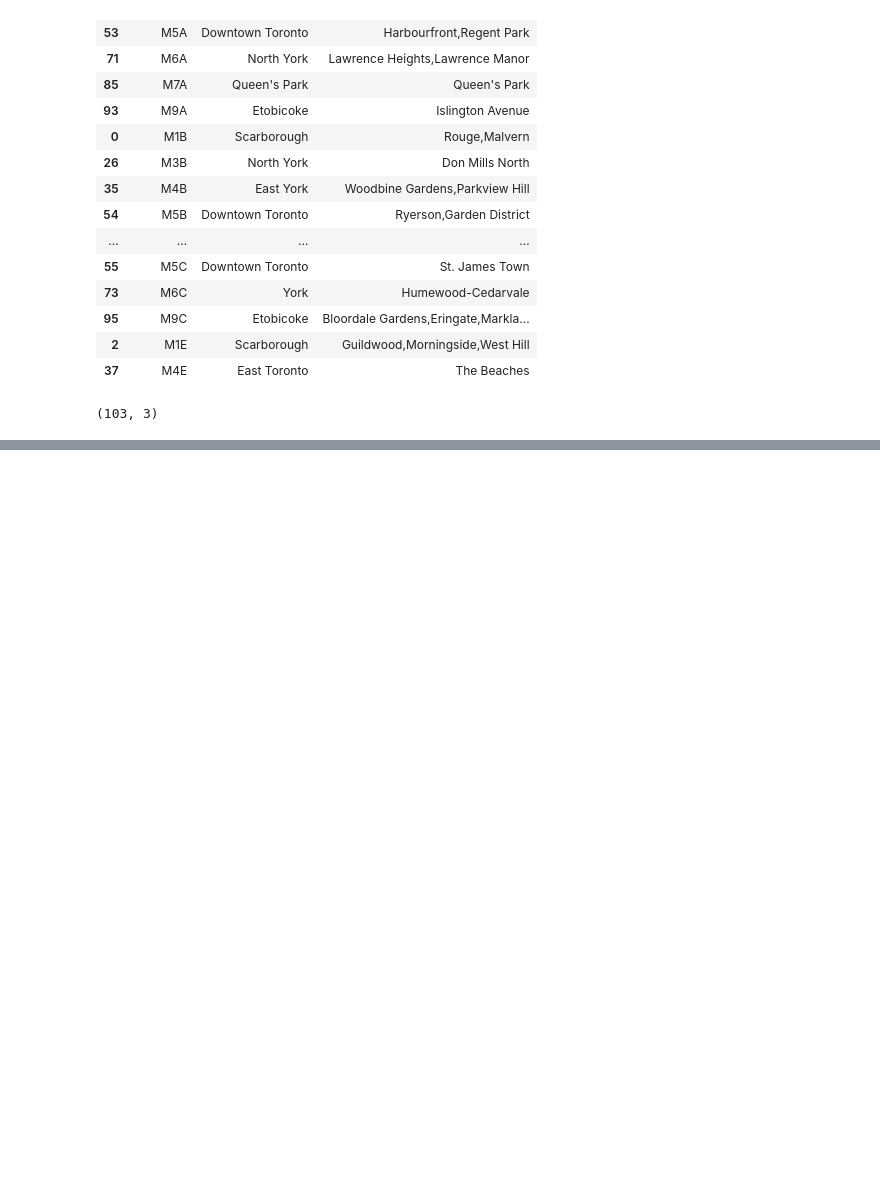
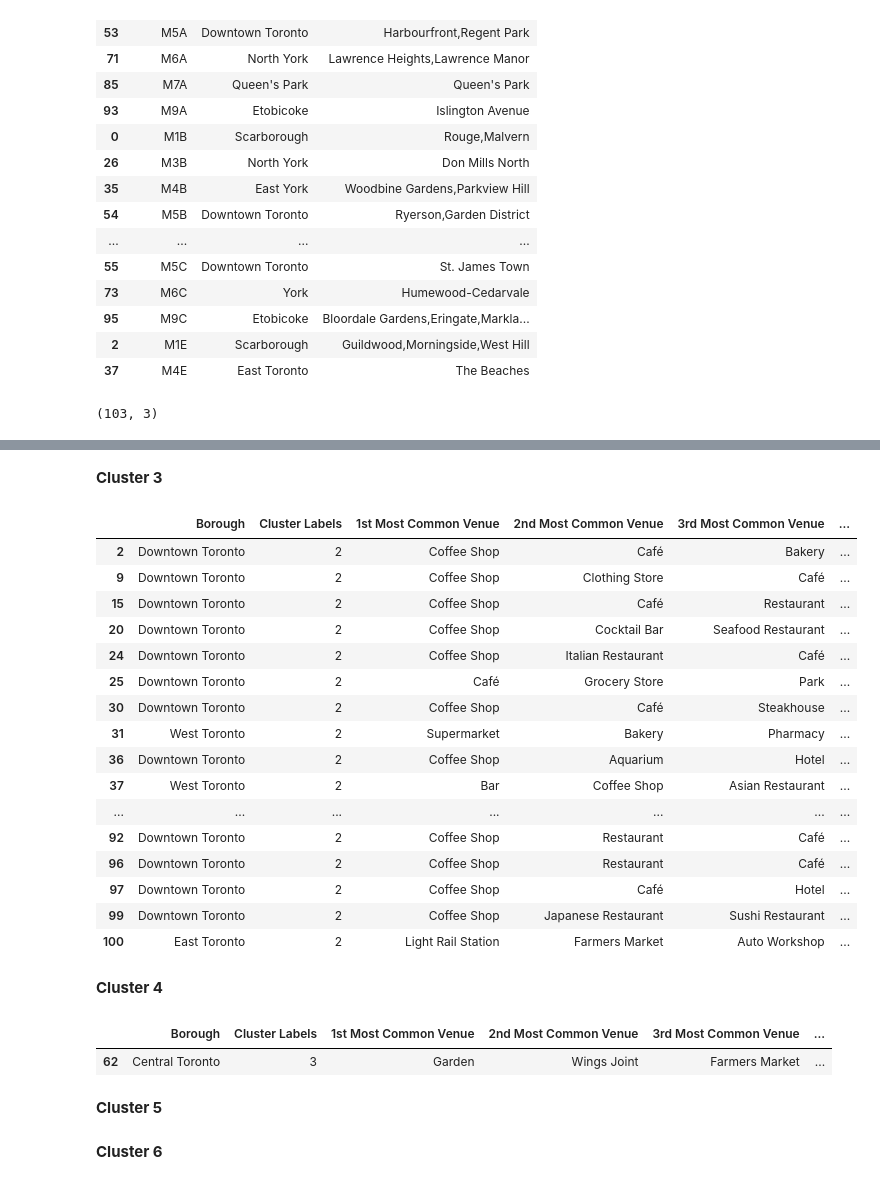
Before and after one commit to Gurubux/Coursera_Capstone, a Jupyter notebook: W3_Segmenting_ClusteringNeighborhoods_Toronto.ipynb, the cells around one changed output, grey strips where cells are left out. Drawn from its saved outputs; the diff is of its cells as text; code cells hidden in the pictures; blank space fills up the shorter version.

```diff
--- a/W3_Segmenting_ClusteringNeighborhoods_Toronto.ipynb
+++ b/W3_Segmenting_ClusteringNeighborhoods_Toronto.ipynb
@@ -127,0 +550,21 @@ df.shape
+# %%
+num_top_venues = 10
+
+indicators = ['st', 'nd', 'rd']
+
+# create columns according to number of top venues
+columns = ['Neighborhood']
+for ind in np.arange(num_top_venues):
+    try:
+        columns.append('{}{} Most Common Venue'.format(ind+1, indicators[ind]))
+    except:
+        columns.append('{}th Most Common Venue'.format(ind+1))
+
+# create a new dataframe
+neighborhoods_venues_sorted = pd.DataFrame(columns=columns)
+neighborhoods_venues_sorted['Neighborhood'] = M5J_grouped['Neighborhood']
+
+for ind in np.arange(M5J_grouped.shape[0]):
+    neighborhoods_venues_sorted.iloc[ind, 1:] = return_most_common_venues(M5J_grouped.iloc[ind, :], num_top_venues)
+
+neighborhoods_venues_sorted.head()
@@ -127,0 +580,12 @@ df.shape
+# %%
+from sklearn.cluster import KMeans
+# set number of clusters
+kclusters = 4
+
+M5J_grouped_clustering = M5J_grouped.drop('Neighborhood', 1)
+
+# run k-means clustering
+kmeans = KMeans(n_clusters=kclusters, random_state=0).fit(M5J_grouped_clustering)
+
+# check cluster labels generated for each row in the dataframe
+kmeans.labels_[0:10]
@@ -127,0 +594,10 @@ df.shape
+# %%
+# add clustering labels
+neighborhoods_venues_sorted.insert(0, 'Cluster Labels', kmeans.labels_)
+
+M5J_merged = df_1
+# %%
+# merge toronto_grouped with toronto_data to add latitude/longitude for each neighborhood
+M5J_merged = M5J_merged.join(neighborhoods_venues_sorted.set_index('Neighborhood'), on='Neighbourhood')
+
+M5J_merged.head() # check the last columns!
@@ -127,0 +658,31 @@ df.shape
+# %% [markdown]
+**Cluster 3**
+# %%
+M5J_merged.loc[M5J_merged['Cluster Labels'] == 2, M5J_merged.columns[[1] + list(range(5, M5J_merged.shape[1]))]]
+# %% [output]
+|  | Borough | Cluster Labels | 1st Most Common Venue | 2nd Most Common Venue | 3rd Most Common Venue | ... |
+| 2 | Downtown Toronto | 2 | Coffee Shop | Café | Bakery | ... |
+| 9 | Downtown Toronto | 2 | Coffee Shop | Clothing Store | Café | ... |
+| 15 | Downtown Toronto | 2 | Coffee Shop | Café | Restaurant | ... |
+| 20 | Downtown Toronto | 2 | Coffee Shop | Cocktail Bar | Seafood Restaurant | ... |
+| 24 | Downtown Toronto | 2 | Coffee Shop | Italian Restaurant | Café | ... |
+| 25 | Downtown Toronto | 2 | Café | Grocery Store | Park | ... |
+| 30 | Downtown Toronto | 2 | Coffee Shop | Café | Steakhouse | ... |
+| 31 | West Toronto | 2 | Supermarket | Bakery | Pharmacy | ... |
+| 36 | Downtown Toronto | 2 | Coffee Shop | Aquarium | Hotel | ... |
+| 37 | West Toronto | 2 | Bar | Coffee Shop | Asian Restaurant | ... |
+| ... | ... | ... | ... | ... | ... | ... |
+| 92 | Downtown Toronto | 2 | Coffee Shop | Restaurant | Café | ... |
+| 96 | Downtown Toronto | 2 | Coffee Shop | Restaurant | Café | ... |
+| 97 | Downtown Toronto | 2 | Coffee Shop | Café | Hotel | ... |
+| 99 | Downtown Toronto | 2 | Coffee Shop | Japanese Restaurant | Sushi Restaurant | ... |
+| 100 | East Toronto | 2 | Light Rail Station | Farmers Market | Auto Workshop | ... |
+# %% [markdown]
+**Cluster 4**
+# %%
+M5J_merged.loc[M5J_merged['Cluster Labels'] == 3, M5J_merged.columns[[1] + list(range(5, M5J_merged.shape[1]))]]
+# %% [output]
+|  | Borough | Cluster Labels | 1st Most Common Venue | 2nd Most Common Venue | 3rd Most Common Venue | ... |
+| 62 | Central Toronto | 3 | Garden | Wings Joint | Farmers Market | ... |
+# %% [markdown]
+**Cluster 5**
@@ -127,0 +691,2 @@ df.shape
+# %% [markdown]
+**Cluster 6**
```
Also changed, not shown: parts of 53 cells of this notebook.
